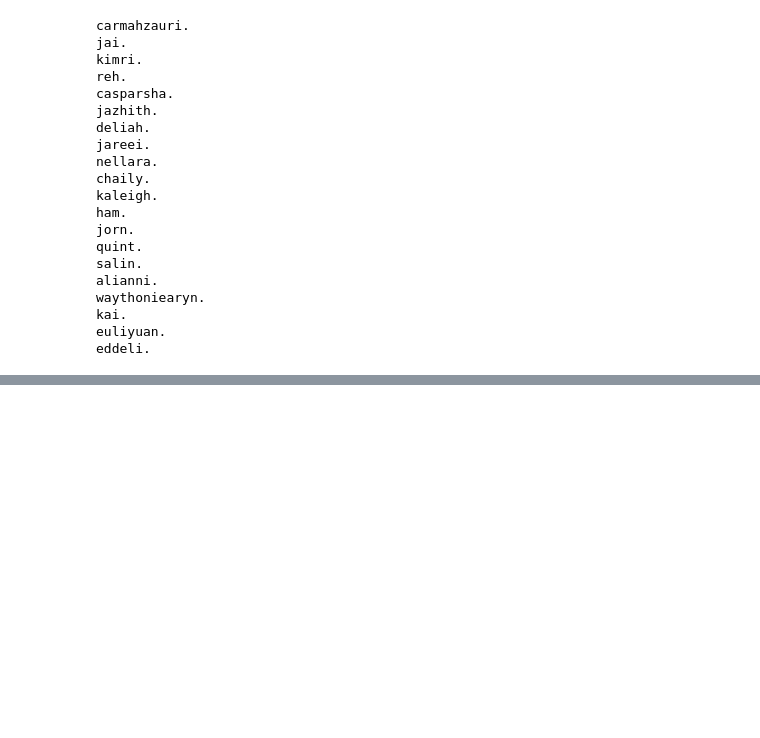
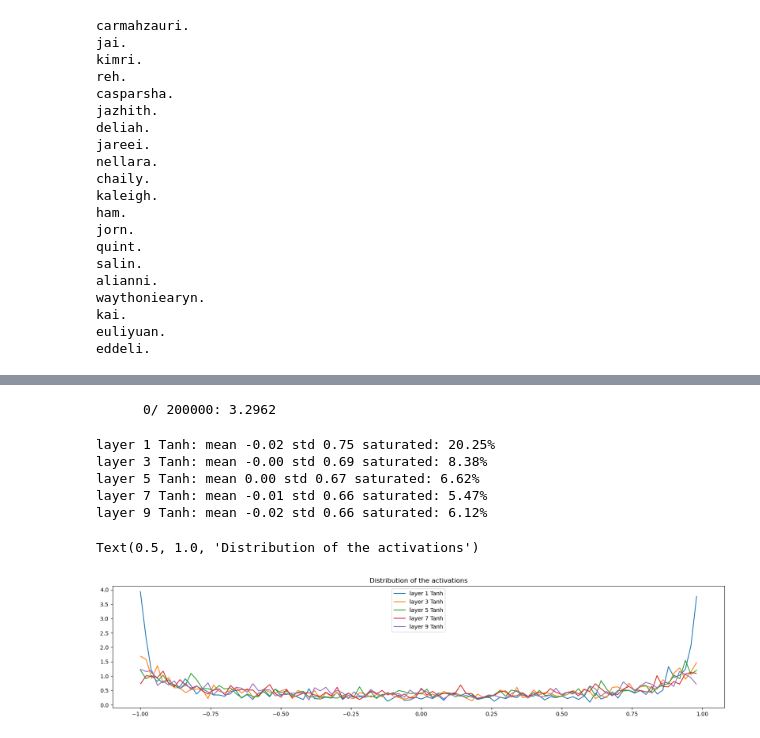
Before and after one commit to hrdkbhatnagar/neural-networks-deep-dive, a Jupyter notebook: makemore/makemore-mlp.ipynb, the cells around one changed output, grey strips where cells are left out. Saved outputs shown, nothing was run; the diff lists cells and outputs as text; code cells hidden in the pictures; blank space fills up the shorter version.

Commit message:
refactor code similar to torch.nn.module and add useful viz for activations

```diff
--- a/makemore/makemore-mlp.ipynb
+++ b/makemore/makemore-mlp.ipynb
@@ -137,7 +137,7 @@ for i in range(max_steps):
     emb = C[Xb] # Embed the characters into the vectors
     embcat = emb.view(emb.shape[0],-1) # Concatenate the vectors
 
-    h_preact = embcat @ W1 + b1 # Hidden layer preactivation
+    h_preact = h + b1 # Hidden layer preactivation
     h = torch.tanh(h_preact) # Hidden layer
     logits = h @ W2 + b2 # output layer
     loss = F.cross_entropy(logits, Ytr[ix])
@@ -453,0 +559,65 @@ eddeli.
+# %%
+# Optimization same as before
+max_steps = 200_000
+batch_size = 32
+lossi = []
+
+for i in range(max_steps):
+
+    # minibatch
+    ix = torch.randint(0, Xtr.shape[0], (batch_size,), generator = g)
+    Xb, Yb = Xtr[ix], Ytr[ix] # minibatch X and Y
+
+    # Forward pass
+    emb = C[Xb] # Embed the characters into the vectors
+    x = emb.view(emb.shape[0],-1) # Concatenate the vectors
+    for layer in layers:
+        x = layer(x)
+
+    loss = F.cross_entropy(x, Yb)
+
+    # Backward pass
+    for layer in layers:
+        layer.out.retain_grad() #
+
+    for p in parameters:
+        p.grad = None
+    loss.backward()
+
+    # update
+    lr = 0.1 if i < 100_000 else 0.01 # Step learning rate decay
+    for p in parameters:
+        p.data += -lr * p.grad
+
+    # Track stats
+    if i%10_000 == 0: # Print every 10k steps
+        print(f'{i:7d}/{max_steps:7d}: {loss.item():.4f}')
+    lossi.append(loss.log10().item())
+
+    break
+# %% [output]
+      0/ 200000: 3.2962
+# %%
+# vizualize the histograms of the tanh layers
+plt.figure(figsize=(20,4))
+legends = []
+
+for i, layer in enumerate(layers[:-1]): # excluding the last softmax layer
+    if isinstance(layer, Tanh):
+        t = layer.out
+        print(f"layer {i} {layer.__class__.__name__}: mean {t.mean():.2f} std {t.std():.2f} saturated: {((t.abs() > 0.97).float().mean() * 100):.2f}%")
+        hy, hx = torch.histogram(t, density=True)
+
+        plt.plot(hx[:-1].detach(), hy.detach())
+        legends.append(f'layer {i} {layer.__class__.__name__}')
+
+plt.legend(legends);
+plt.title('Distribution of the activations')
+# %% [output]
+layer 1 Tanh: mean -0.02 std 0.75 saturated: 20.25%
+layer 3 Tanh: mean -0.00 std 0.69 saturated: 8.38%
+layer 5 Tanh: mean 0.00 std 0.67 saturated: 6.62%
+layer 7 Tanh: mean -0.01 std 0.66 saturated: 5.47%
+layer 9 Tanh: mean -0.02 std 0.66 saturated: 6.12%
+Text(0.5, 1.0, 'Distribution of the activations')
+[figure, added]
```
Also changed, not shown: parts of 5 cells of this notebook.
